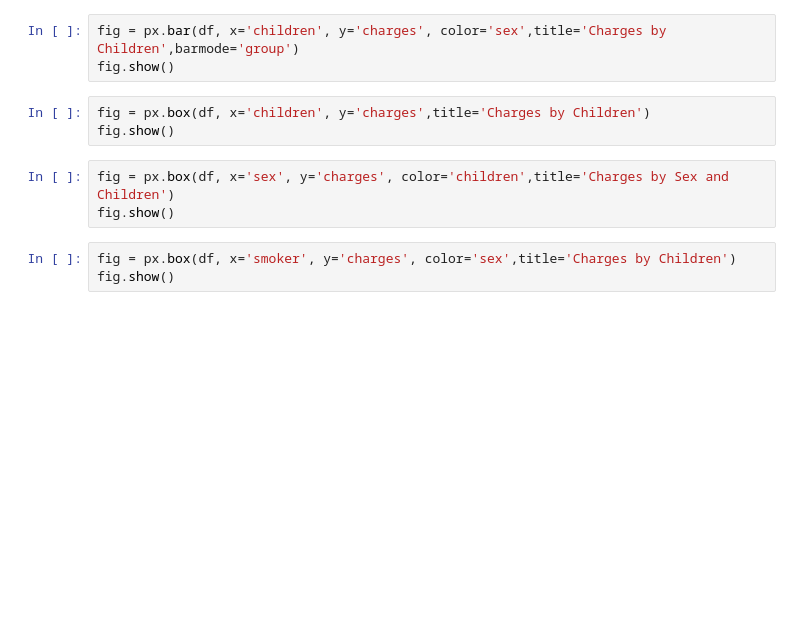
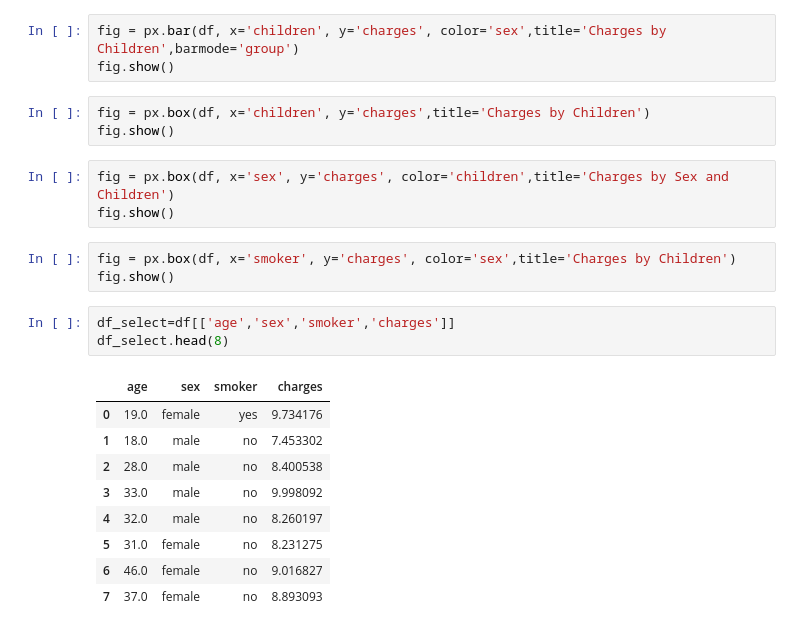
Before and after one commit to Lailah-Idrees/medical_insurance_data_analysis, a Jupyter notebook: jupyter_notebooks/Data_Visualisation.ipynb, the cells around one changed output. Saved outputs shown, nothing was run; the diff lists cells and outputs as text; blank space fills up the shorter version.

```diff
--- a/jupyter_notebooks/Data_Visualisation.ipynb
+++ b/jupyter_notebooks/Data_Visualisation.ipynb
@@ -202,3 +217,16 @@ fig.show()
 # %%
 fig = px.box(df, x='smoker', y='charges', color='sex',title='Charges by Children')
 fig.show()
+# %%
+df_select=df[['age','sex','smoker','charges']]
+df_select.head(8)
+# %% [output]
+|  | age | sex | smoker | charges |
+| 0 | 19.0 | female | yes | 9.734176 |
+| 1 | 18.0 | male | no | 7.453302 |
+| 2 | 28.0 | male | no | 8.400538 |
+| 3 | 33.0 | male | no | 9.998092 |
+| 4 | 32.0 | male | no | 8.260197 |
+| 5 | 31.0 | female | no | 8.231275 |
+| 6 | 46.0 | female | no | 9.016827 |
+| 7 | 37.0 | female | no | 8.893093 |
```
Also changed, not shown: parts of 13 cells of this notebook.
